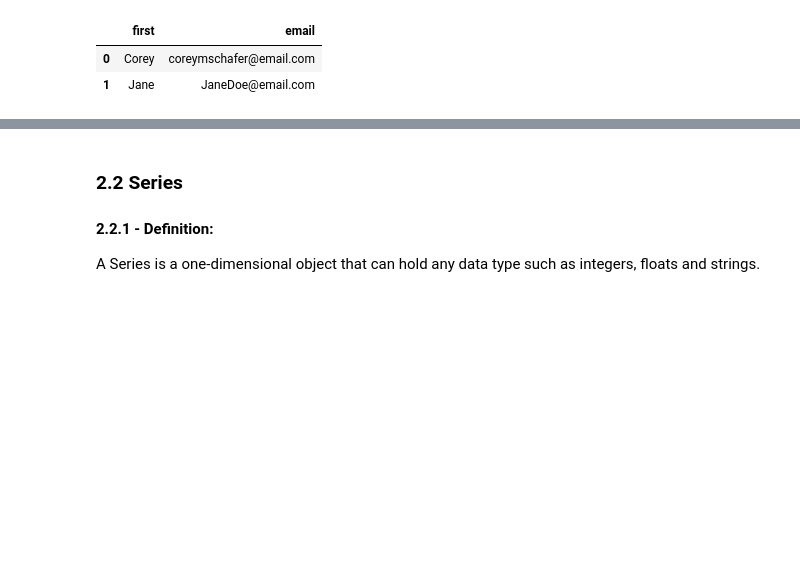
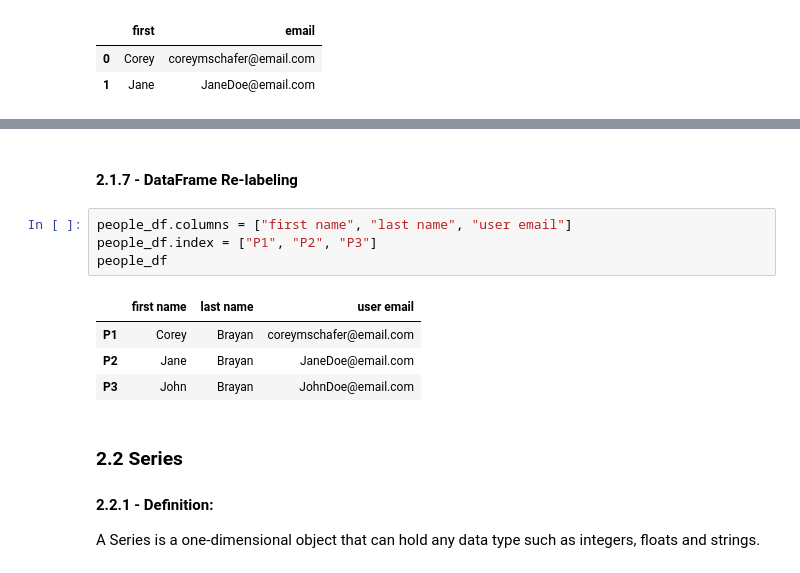
Before and after one commit to lucasbivar/statistic-applied-to-computing, a Jupyter notebook: personal-studies/data-manipulation/Pandas.ipynb, the cells around one changed output, grey strips where cells are left out. Cells and saved outputs as stored; diff of their text form; blank space fills up the shorter version.

```diff
--- a/personal-studies/data-manipulation/Pandas.ipynb
+++ b/personal-studies/data-manipulation/Pandas.ipynb
@@ -232,3 +277,14 @@ people_df.loc[[0, 1], ["first", "email"]] #with "loc" we can use the columns lab
+# %% [markdown]
+#### 2.1.7 - DataFrame Re-labeling
+# %%
+people_df.columns = ["first name", "last name", "user email"]
+people_df.index = ["P1", "P2", "P3"]
+people_df
+# %% [output]
+|  | first name | last name | user email |
+| P1 | Corey | Brayan | coreymschafer@email.com |
+| P2 | Jane | Brayan | JaneDoe@email.com |
+| P3 | John | Brayan | JohnDoe@email.com |
 # %% [markdown]
 ### 2.2 Series
 #### 2.2.1 - Definition:
```
Also changed, not shown: parts of 7 cells of this notebook, 1 other file.
